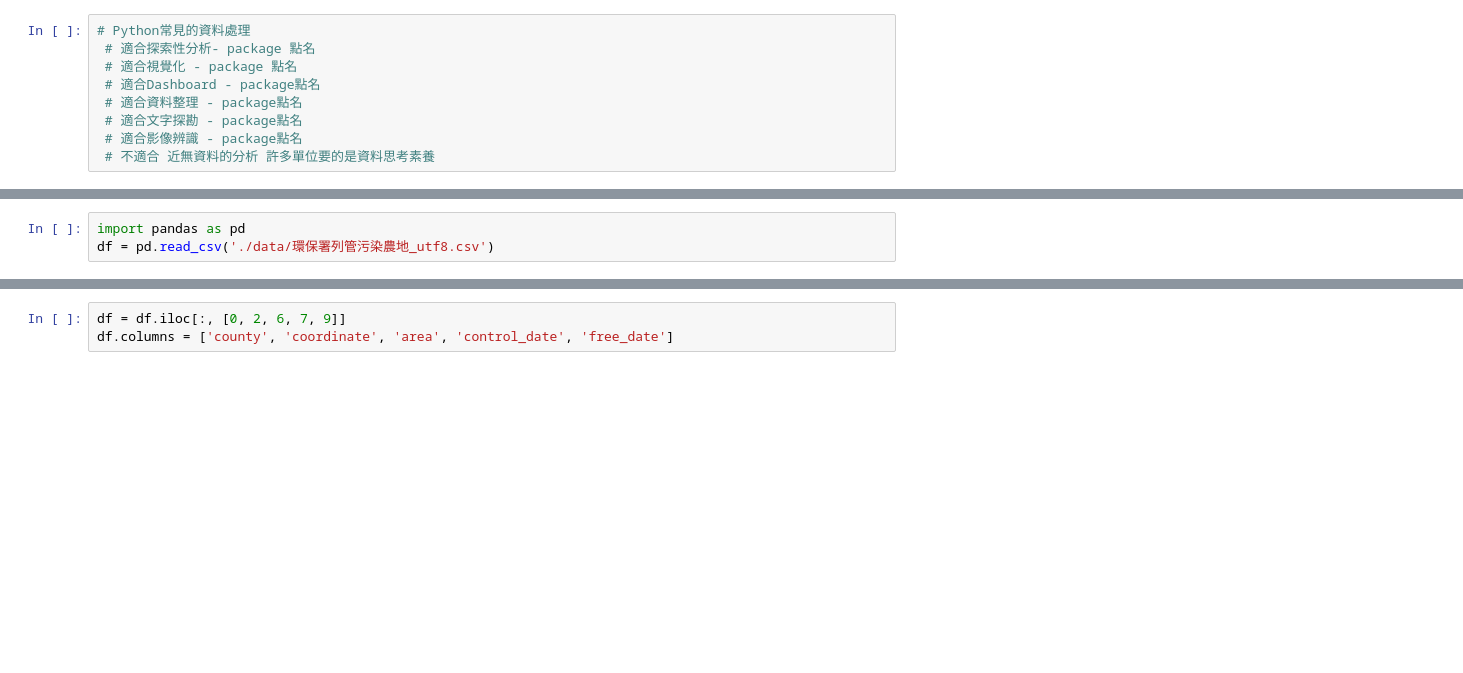
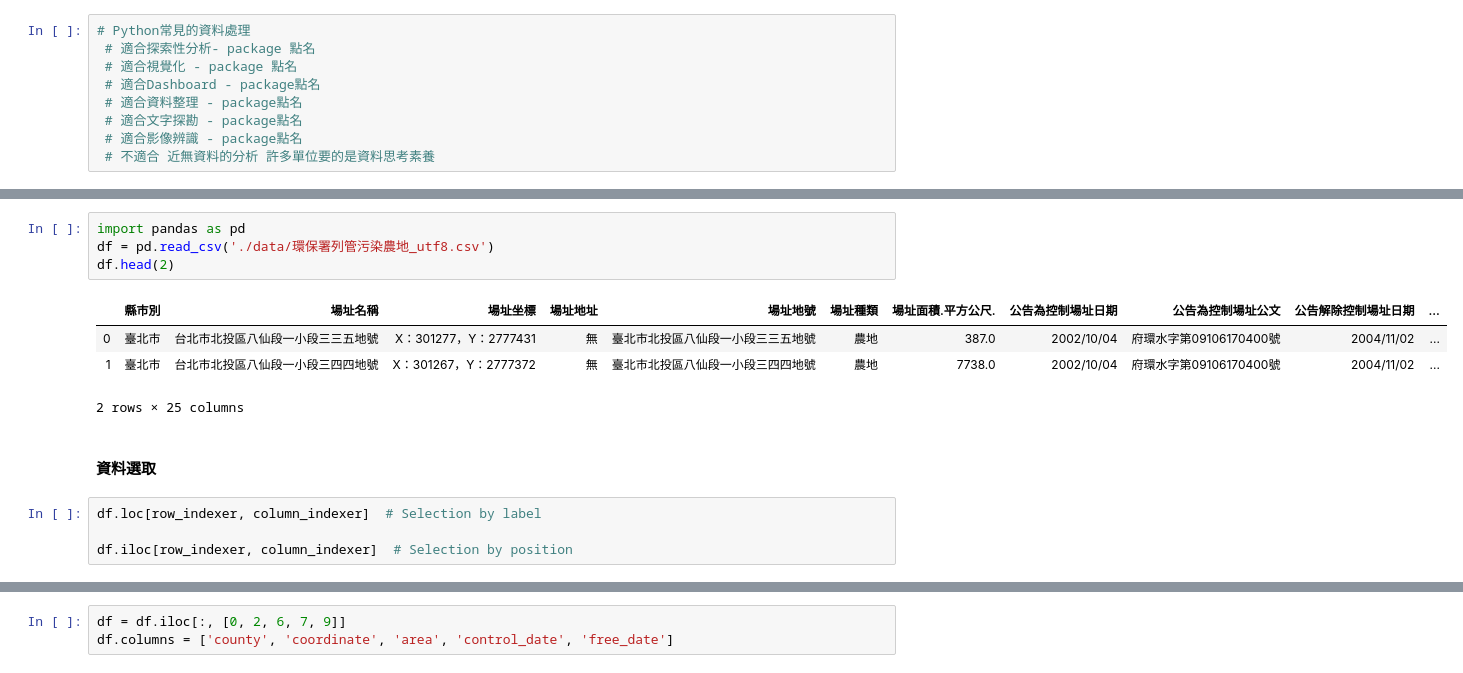
Before and after one commit to ningchencontact/2019pytalk, a Jupyter notebook: PyconTalk_Draft.ipynb, the cells around one changed output, grey strips where cells are left out. Saved outputs shown, nothing was run; the diff lists cells and outputs as text; blank space fills up the shorter version.

```diff
--- a/PyconTalk_Draft.ipynb
+++ b/PyconTalk_Draft.ipynb
@@ -75,3 +79,15 @@ EXCEL
 # %%
 import pandas as pd
 df = pd.read_csv('./data/環保署列管污染農地_utf8.csv')
+df.head(2)
+# %% [output]
+|  | 縣市別 | 場址名稱 | 場址坐標 | 場址地址 | 場址地號 | 場址種類 | 場址面積.平方公尺. | 公告為控制場址日期 | 公告為控制場址公文 | 公告解除控制場址日期 | ... |
+| 0 | 臺北市 | 台北市北投區八仙段一小段三三五地號 | X：301277，Y：2777431 | 無 | 臺北市北投區八仙段一小段三三五地號 | 農地 | 387.0 | 2002/10/04 | 府環水字第09106170400號 | 2004/11/02 | ... |
+| 1 | 臺北市 | 台北市北投區八仙段一小段三四四地號 | X：301267，Y：2777372 | 無 | 臺北市北投區八仙段一小段三四四地號 | 農地 | 7738.0 | 2002/10/04 | 府環水字第09106170400號 | 2004/11/02 | ... |
+2 rows × 25 columns
+# %% [markdown]
+#### 資料選取
+# %%
+df.loc[row_indexer, column_indexer]  # Selection by label
+
+df.iloc[row_indexer, column_indexer]  # Selection by position
```
Also changed, not shown: parts of 14 cells of this notebook.
